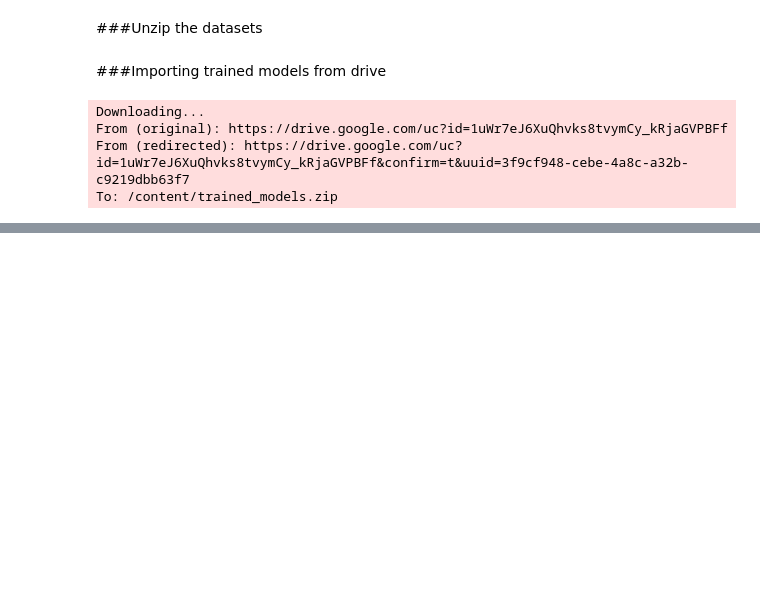
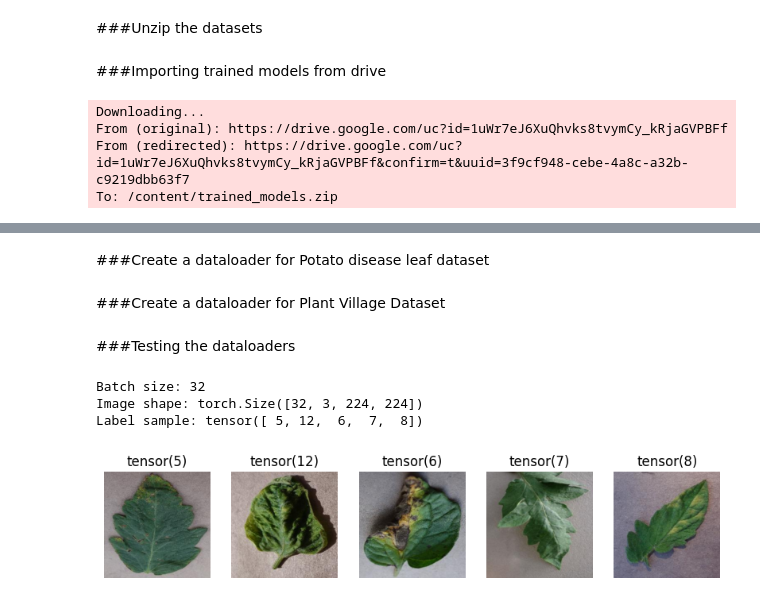
Before and after one commit to karandeep7/Image-Classification-of-Plant-Diseases-Using-CNN, a Jupyter notebook: test.ipynb, the cells around one changed output, grey strips where cells are left out. Saved outputs shown, nothing was run; the diff lists cells and outputs as text; code cells hidden in the pictures; blank space fills up the shorter version.

Commit message:
create preprocessing functions and dataloaders for all the datasets

```diff
--- a/test.ipynb
+++ b/test.ipynb
@@ -73,0 +153,2 @@ To: /content/trained_models.zip
+# %% [markdown]
+###Create a dataloader for Potato disease leaf dataset
@@ -73,0 +172,57 @@ To: /content/trained_models.zip
+# %% [markdown]
+###Create a dataloader for Plant Village Dataset
+# %%
+
+train_dir_3 = '/content/plant-village-dataset/PlantVillageDataset/train_val_test/train'
+test_dir_3 = '/content/plant-village-dataset/PlantVillageDataset/train_val_test/test'
+val_dir_3 = '/content/plant-village-dataset/PlantVillageDataset/train_val_test/val'
+
+train_dataset_3 = ImageFolder(root=train_dir_3, transform=transform)
+test_dataset_3 = ImageFolder(root=test_dir_3, transform=transform)
+val_dataset_3 = ImageFolder(root=val_dir_3, transform=transform)
+
+batch_size = 32
+
+train_loader_3 = DataLoader(train_dataset_3, batch_size=batch_size, shuffle=True)
+test_loader_3 = DataLoader(test_dataset_3, batch_size=batch_size, shuffle=True)
+val_loader_3 = DataLoader(val_dataset_3, batch_size=batch_size, shuffle=True)
+
+with open("/content/trained_models/class_labels_3.json", "r") as file:
+    class_labels_3 = json.load(file)
+# %% [markdown]
+###Testing the dataloaders
+# %%
+
+# Retrieve a single batch of images and labels from the train DataLoader
+data_iter = iter(train_loader_3)
+images, labels = next(data_iter)
+
+# Print out basic info about the batch
+print(f"Batch size: {images.size(0)}")
+print(f"Image shape: {images.shape}")
+print(f"Label sample: {labels[:5]}")    # Print first 5 labels to verify format and mapping
+
+# Optional: Display a few images with their labels
+def show_images(images, labels, num=5):
+    plt.figure(figsize=(10, 4))
+    for i in range(num):
+        plt.subplot(1, num, i + 1)
+        plt.imshow(images[i].permute(1, 2, 0).numpy())
+        plt.title(labels[i])
+        plt.axis('off')
+    plt.show()
+
+# Convert images back to original scale before displaying (reverse normalization)
+inv_transform = transforms.Normalize(
+    mean=[-0.485 / 0.229, -0.456 / 0.224, -0.406 / 0.225],
+    std=[1 / 0.229, 1 / 0.224, 1 / 0.225]
+)
+images_inv = inv_transform(images)
+
+# Display images
+show_images(images_inv, labels)
+# %% [output]
+Batch size: 32
+Image shape: torch.Size([32, 3, 224, 224])
+Label sample: tensor([ 5, 12,  6,  7,  8])
+[figure, added]
```
Also changed, not shown: parts of 8 cells of this notebook.
